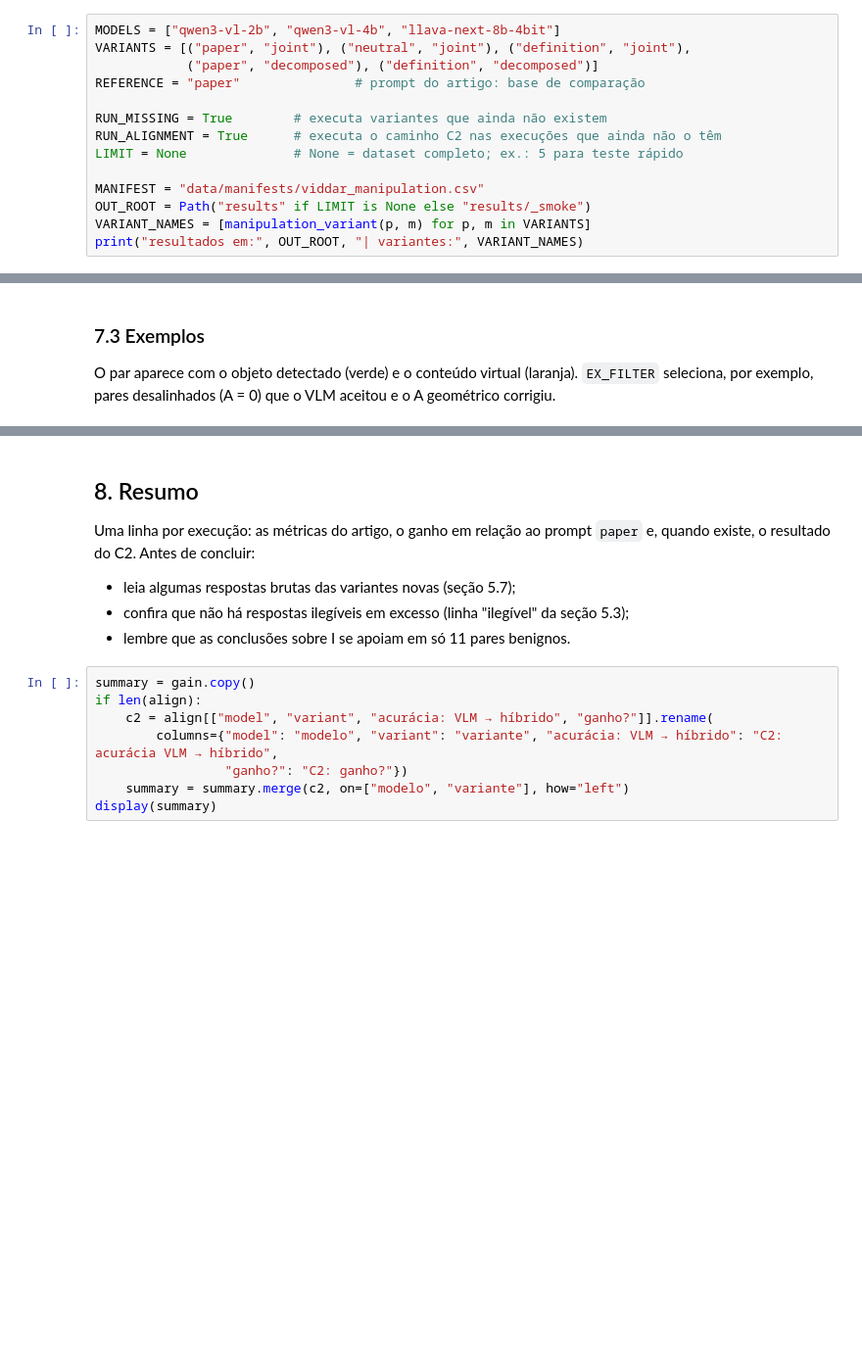
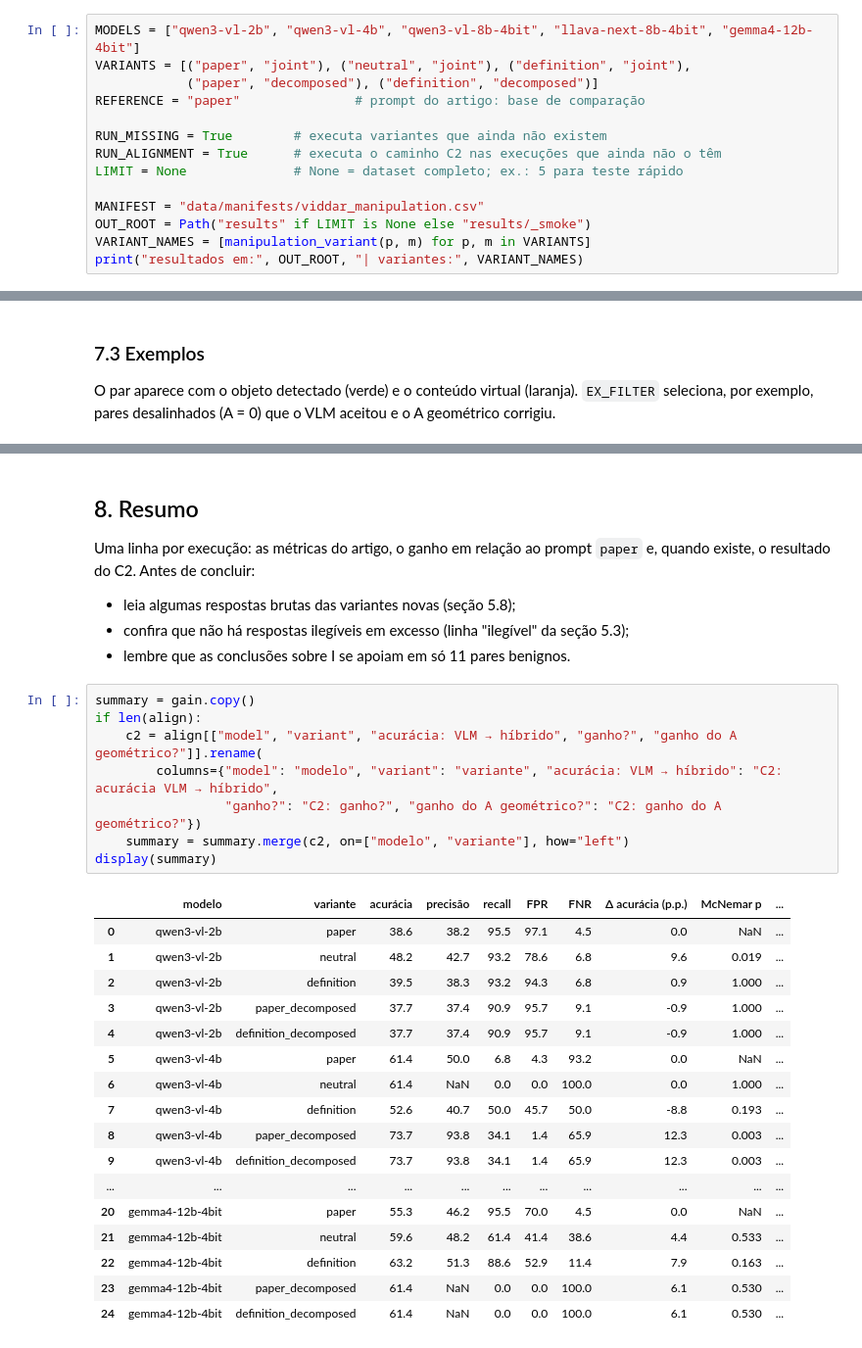
Before and after one commit to lucascouri2/viddar_rep, a Jupyter notebook: notebooks/benchmark_manipulacao.ipynb, the cells around one changed output, grey strips where cells are left out. Shown at 98% size. Cells and saved outputs as stored; diff of their text form; blank space fills up the shorter version.

```diff
--- a/notebooks/benchmark_manipulacao.ipynb
+++ b/notebooks/benchmark_manipulacao.ipynb
@@ -105,7 +114,7 @@ print("raiz do repositório:", ROOT)
 - **`RUN_ALIGNMENT`:** executa o caminho C2 (seção 7) nas execuções que ainda não o têm.
 - **`LIMIT`:** número de pares, para testes rápidos. Grava em `results/_smoke`; apague a pasta depois.
 # %%
-MODELS = ["qwen3-vl-2b", "qwen3-vl-4b", "llava-next-8b-4bit"]
+MODELS = ["qwen3-vl-2b", "qwen3-vl-4b", "qwen3-vl-8b-4bit", "llava-next-8b-4bit", "gemma4-12b-4bit"]
 VARIANTS = [("paper", "joint"), ("neutral", "joint"), ("definition", "joint"),
             ("paper", "decomposed"), ("definition", "decomposed")]
 REFERENCE = "paper"               # prompt do artigo: base de comparação
@@ -458,14 +1177,32 @@ if pred_path.exists():
 Uma linha por execução: as métricas do artigo, o ganho em relação ao prompt `paper` e, quando existe, o
 resultado do C2. Antes de concluir:
 
-- leia algumas respostas brutas das variantes novas (seção 5.7);
+- leia algumas respostas brutas das variantes novas (seção 5.8);
 - confira que não há respostas ilegíveis em excesso (linha "ilegível" da seção 5.3);
 - lembre que as conclusões sobre I se apoiam em só 11 pares benignos.
 # %%
 summary = gain.copy()
 if len(align):
-    c2 = align[["model", "variant", "acurácia: VLM → híbrido", "ganho?"]].rename(
+    c2 = align[["model", "variant", "acurácia: VLM → híbrido", "ganho?", "ganho do A geométrico?"]].rename(
         columns={"model": "modelo", "variant": "variante", "acurácia: VLM → híbrido": "C2: acurácia VLM → híbrido",
-                 "ganho?": "C2: ganho?"})
+                 "ganho?": "C2: ganho?", "ganho do A geométrico?": "C2: ganho do A geométrico?"})
     summary = summary.merge(c2, on=["modelo", "variante"], how="left")
 display(summary)
+# %% [output]
+|  | modelo | variante | acurácia | precisão | recall | FPR | FNR | Δ acurácia (p.p.) | McNemar p | ... |
+| 0 | qwen3-vl-2b | paper | 38.6 | 38.2 | 95.5 | 97.1 | 4.5 | 0.0 | NaN | ... |
+| 1 | qwen3-vl-2b | neutral | 48.2 | 42.7 | 93.2 | 78.6 | 6.8 | 9.6 | 0.019 | ... |
+| 2 | qwen3-vl-2b | definition | 39.5 | 38.3 | 93.2 | 94.3 | 6.8 | 0.9 | 1.000 | ... |
+| 3 | qwen3-vl-2b | paper_decomposed | 37.7 | 37.4 | 90.9 | 95.7 | 9.1 | -0.9 | 1.000 | ... |
+| 4 | qwen3-vl-2b | definition_decomposed | 37.7 | 37.4 | 90.9 | 95.7 | 9.1 | -0.9 | 1.000 | ... |
+| 5 | qwen3-vl-4b | paper | 61.4 | 50.0 | 6.8 | 4.3 | 93.2 | 0.0 | NaN | ... |
+| 6 | qwen3-vl-4b | neutral | 61.4 | NaN | 0.0 | 0.0 | 100.0 | 0.0 | 1.000 | ... |
+| 7 | qwen3-vl-4b | definition | 52.6 | 40.7 | 50.0 | 45.7 | 50.0 | -8.8 | 0.193 | ... |
+| 8 | qwen3-vl-4b | paper_decomposed | 73.7 | 93.8 | 34.1 | 1.4 | 65.9 | 12.3 | 0.003 | ... |
+| 9 | qwen3-vl-4b | definition_decomposed | 73.7 | 93.8 | 34.1 | 1.4 | 65.9 | 12.3 | 0.003 | ... |
+| ... | ... | ... | ... | ... | ... | ... | ... | ... | ... | ... |
+| 20 | gemma4-12b-4bit | paper | 55.3 | 46.2 | 95.5 | 70.0 | 4.5 | 0.0 | NaN | ... |
+| 21 | gemma4-12b-4bit | neutral | 59.6 | 48.2 | 61.4 | 41.4 | 38.6 | 4.4 | 0.533 | ... |
+| 22 | gemma4-12b-4bit | definition | 63.2 | 51.3 | 88.6 | 52.9 | 11.4 | 7.9 | 0.163 | ... |
+| 23 | gemma4-12b-4bit | paper_decomposed | 61.4 | NaN | 0.0 | 0.0 | 100.0 | 6.1 | 0.530 | ... |
+| 24 | gemma4-12b-4bit | definition_decomposed | 61.4 | NaN | 0.0 | 0.0 | 100.0 | 6.1 | 0.530 | ... |
```
Also changed, not shown: parts of 41 cells of this notebook, 10 other files.
